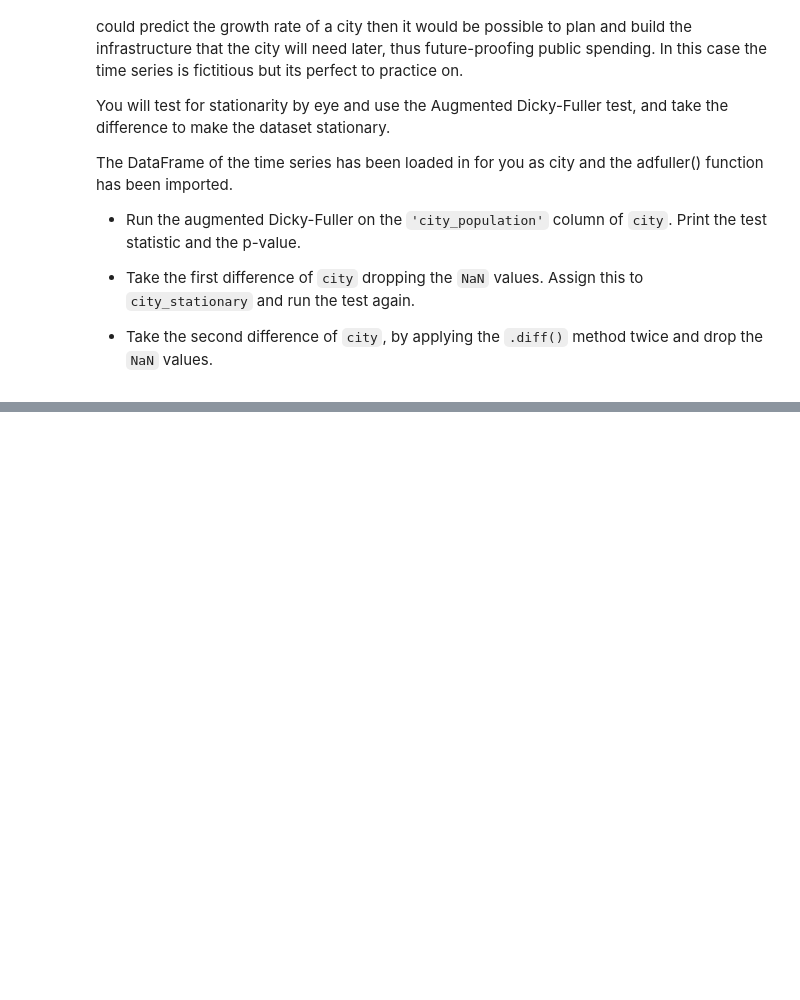
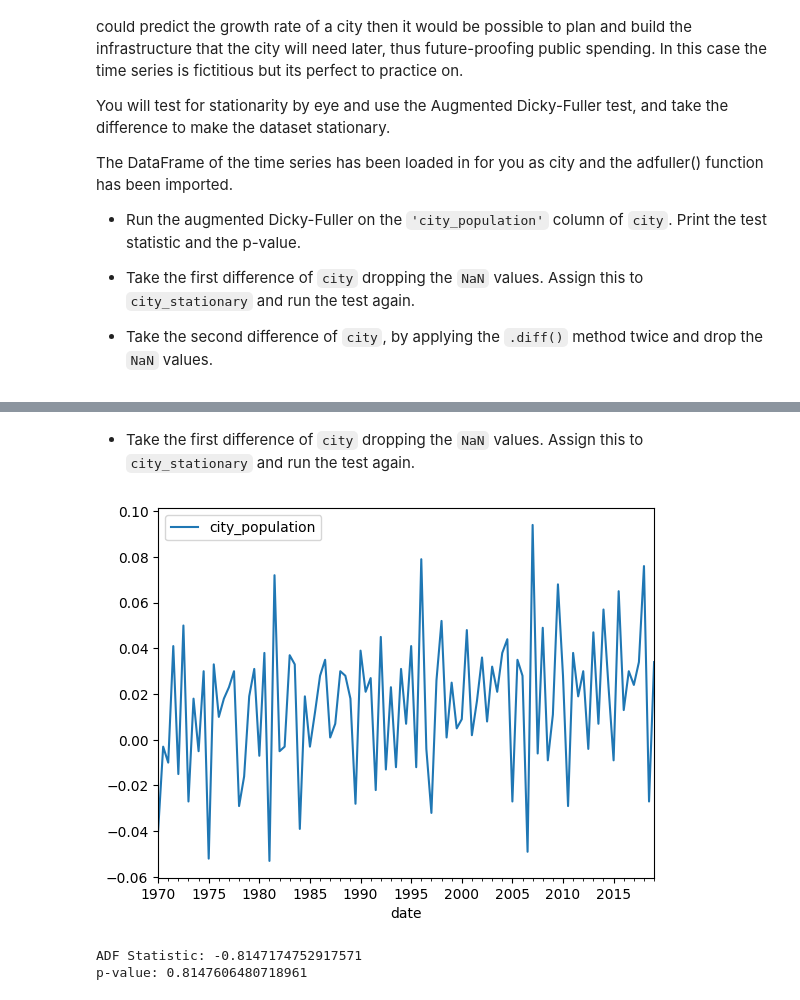
Before and after one commit to AI-MOO/Time_Series_Datacamp, a Jupyter notebook: 04_ARIMA_Models_in_Python/01_ARMA_Models.ipynb, the cells around one changed output, grey strips where cells are left out. Drawn from its saved outputs; the diff is of its cells as text; code cells hidden in the pictures; blank space fills up the shorter version.

Commit message:
train_test splits, stationarity test, ADF test, diff, log, model orders

```diff
--- a/04_ARIMA_Models_in_Python/01_ARMA_Models.ipynb
+++ b/04_ARIMA_Models_in_Python/01_ARMA_Models.ipynb
@@ -147,7 +147,7 @@ Print the test statistic and the p-value.
 
 - Take the second difference of `city`, by applying the `.diff()` method twice and drop the `NaN` values.
 # %%
-city = pd.read_csv('datasets/earthquakes.csv',
+city = pd.read_csv('datasets/city.csv',
             index_col='date',
             parse_dates=True)
 # %%
@@ -164,0 +169,21 @@ print('p-value:', result[1])
+# %% [markdown]
+- Take the first difference of `city` dropping the `NaN` values. Assign this to `city_stationary` and run the test again.
+# %%
+# Calculate the first difference of the time series
+city_stationary = city.diff().dropna()
+
+# Run ADF test on the differenced time series
+result = adfuller(city_stationary['city_population'])
+
+# Plot the differenced time series
+fig, ax = plt.subplots()
+city_stationary.plot(ax=ax)
+plt.show()
+
+# Print the test statistic and the p-value
+print('ADF Statistic:', result[0])
+print('p-value:', result[1])
+# %% [output]
+[figure, added]
+ADF Statistic: -0.8147174752917571
+p-value: 0.8147606480718961
```
Also changed, not shown: parts of 18 cells of this notebook.
